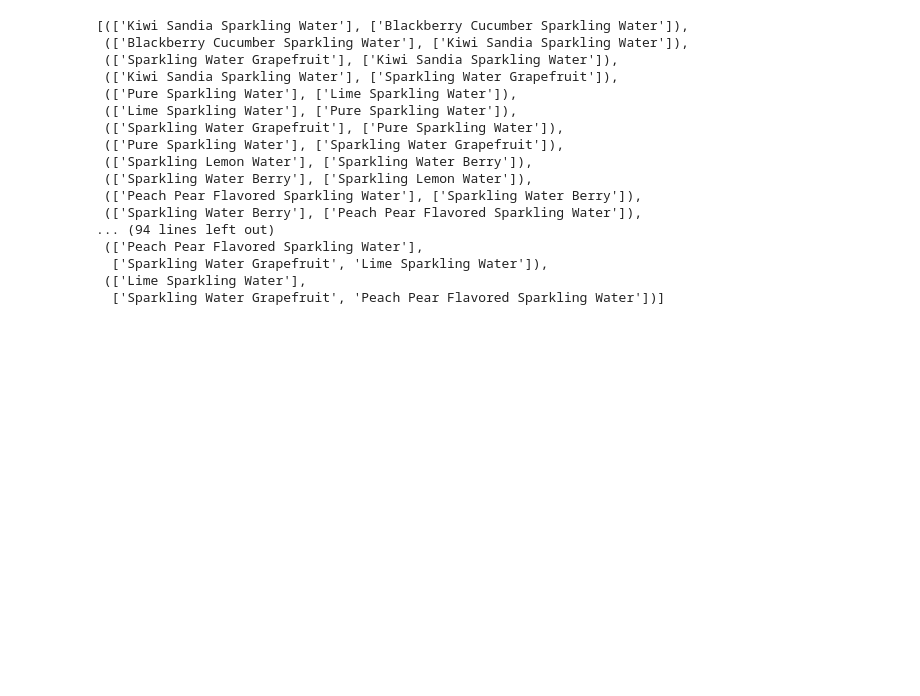
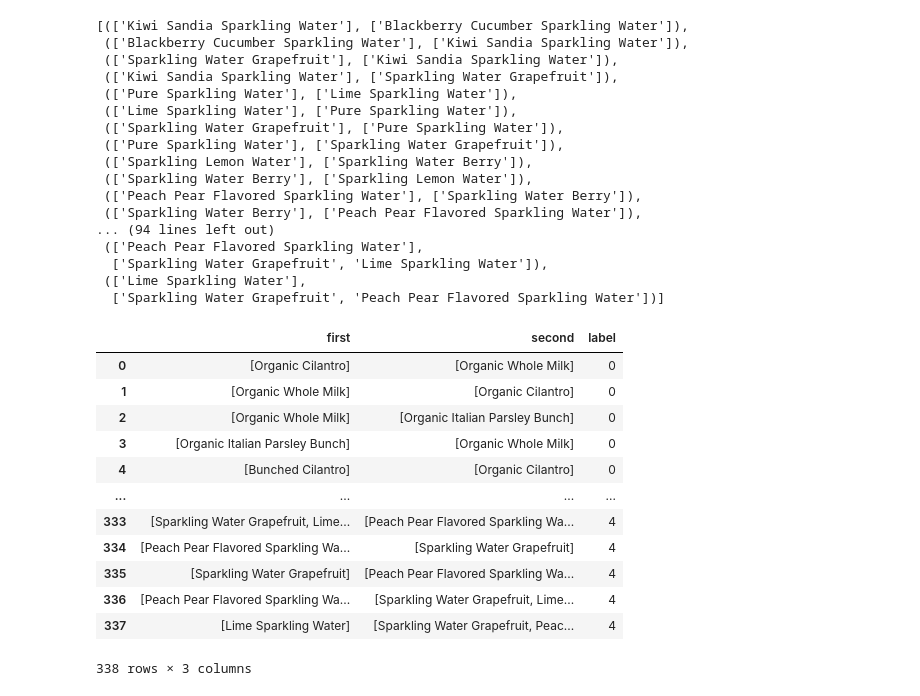
Before and after one commit to charles0808/CMPE255-InstaCart, a Jupyter notebook: Yilin Zhou/Apriori_YilinZhou.ipynb, the cells around one changed output. Saved outputs shown, nothing was run; the diff lists cells and outputs as text; code cells hidden in the pictures; blank space fills up the shorter version.

Commit message:
update output_Apriori

```diff
--- a/Yilin Zhou/Apriori_YilinZhou.ipynb
+++ b/Yilin Zhou/Apriori_YilinZhou.ipynb
@@ -636,27 +636,41 @@ top frequent items
  (['Lime Sparkling Water'],
   ['Sparkling Water Grapefruit', 'Peach Pear Flavored Sparkling Water'])]
 # %%
-# output_rules0 = pd.DataFrame(x0)
-# output_rules0.columns=['first','second']
-# output_rules0['label']=0
+output_rules0 = pd.DataFrame(x0)
+output_rules0.columns=['first','second']
+output_rules0['label']=0
 
 
-# output_rules1 = pd.DataFrame(x1)
-# output_rules1.columns=['first','second']
-# output_rules1['label']=1
+output_rules1 = pd.DataFrame(x1)
+output_rules1.columns=['first','second']
+output_rules1['label']=1
 
-# output_rules2 = pd.DataFrame(x2)
-# output_rules2.columns=['first','second']
-# output_rules2['label']=2
+output_rules2 = pd.DataFrame(x2)
+output_rules2.columns=['first','second']
+output_rules2['label']=2
 
-# output_rules3 = pd.DataFrame(x3)
-# output_rules3.columns=['first','second']
-# output_rules3['label']=3
+output_rules3 = pd.DataFrame(x3)
+output_rules3.columns=['first','second']
+output_rules3['label']=3
 
-# output_rules4 = pd.DataFrame(x4)
-# output_rules4.columns=['first','second']
-# output_rules4['label']=4
+output_rules4 = pd.DataFrame(x4)
+output_rules4.columns=['first','second']
+output_rules4['label']=4
 
-# output_rules = pd.concat([output_rules0,output_rules1,output_rules2,output_rules3,output_rules4],ignore_index=True)
-# output_rules
+output_rules = pd.concat([output_rules0,output_rules1,output_rules2,output_rules3,output_rules4],ignore_index=True)
+output_rules
+# %% [output]
+|  | first | second | label |
+| 0 | [Organic Cilantro] | [Organic Whole Milk] | 0 |
+| 1 | [Organic Whole Milk] | [Organic Cilantro] | 0 |
+| 2 | [Organic Whole Milk] | [Organic Italian Parsley Bunch] | 0 |
+| 3 | [Organic Italian Parsley Bunch] | [Organic Whole Milk] | 0 |
+| 4 | [Bunched Cilantro] | [Organic Cilantro] | 0 |
+| ... | ... | ... | ... |
+| 333 | [Sparkling Water Grapefruit, Lime... | [Peach Pear Flavored Sparkling Wa... | 4 |
+| 334 | [Peach Pear Flavored Sparkling Wa... | [Sparkling Water Grapefruit] | 4 |
+| 335 | [Sparkling Water Grapefruit] | [Peach Pear Flavored Sparkling Wa... | 4 |
+| 336 | [Peach Pear Flavored Sparkling Wa... | [Sparkling Water Grapefruit, Lime... | 4 |
+| 337 | [Lime Sparkling Water] | [Sparkling Water Grapefruit, Peac... | 4 |
+338 rows × 3 columns
 # %%
```
Also changed, not shown: parts of 1 cell of this notebook, 2 other files.
